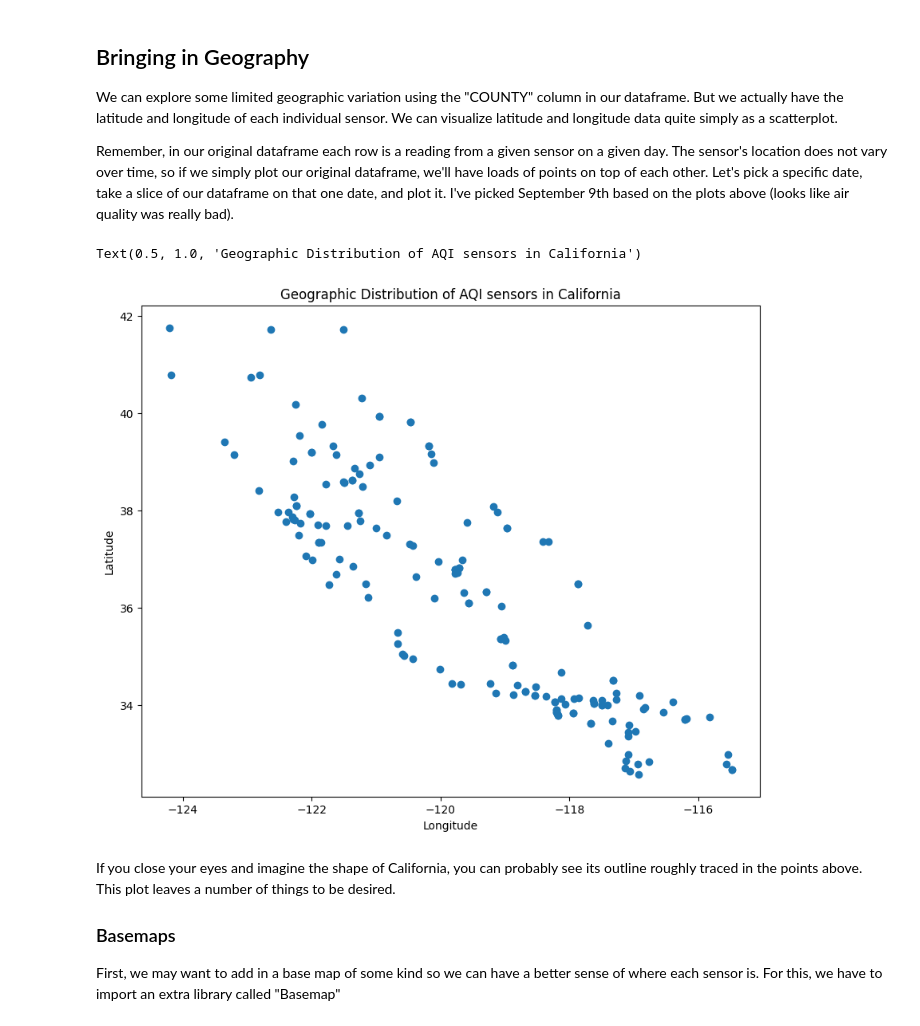
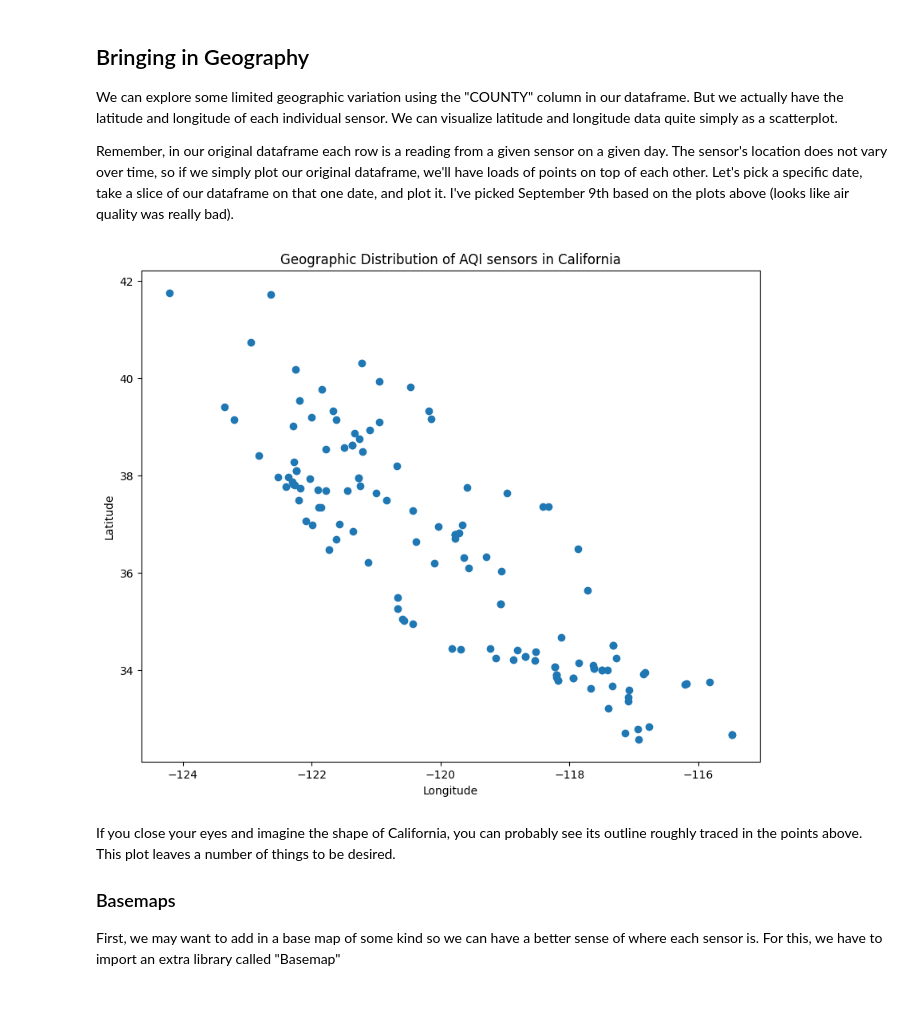
Before and after one commit to beatricesoresina/QM2, a Jupyter notebook: notebooks/W03. Spatial Data.ipynb, the cells around one changed output. Cells and saved outputs as stored; diff of their text form; code cells hidden in the pictures.

```diff
--- a/notebooks/W03. Spatial Data.ipynb
+++ b/notebooks/W03. Spatial Data.ipynb
@@ -119,3 +121,8 @@ When I print the new columns we've made ("Month" and "Day") next to the original
 ### Exercise
 
 [Here's](https://pandas.pydata.org/docs/reference/api/pandas.Series.dt.dayofyear.html) the documentation for the pandas function that allowed us to extract the day of year from the datetime column. Using the documentation on this page, create a new column in the dataframe that contains the week of year.
+# %%
+df['WeekOfYear'] = df['Date'].dt.week
+
+# Print the DataFrame to see the new column
+print(df[['Date', 'Month', 'Day', 'WeekOfYear']])
@@ -175,3 +197,20 @@ Pretty cool! We can clearly see some spikes in AQI that correspond directly to w
 
 ### Exercise
 Now, repeat the above plot but aggregate the dataframe by month rather than by day. Store the monthly data as a new dataframe called "monthly".
+# %%
+df['Date'] = pd.to_datetime(df['Date'])
+df.set_index('Date', inplace=True)
+
+# Group the data monthly and calculate the mean
+monthly = df['AQI'].resample('M').mean()
+
+# Plot the monthly data
+monthly.plot(color='blue')
+
+# Add title and axis labels
+plt.title('Monthly Air Quality Index readings in California, 2020')
+plt.ylabel('AQI')
+plt.xlabel('Month')
+
+# Show the plot
+plt.show()
@@ -251,24 +324,27 @@ We can explore some limited geographic variation using the "COUNTY" column in ou
 
 Remember, in our original dataframe each row is a reading from a given sensor on a given day. The sensor's location does not vary over time, so if we simply plot our original dataframe, we'll have loads of points on top of each other. Let's pick a specific date, take a slice of our dataframe on that one date, and plot it. I've picked September 9th based on the plots above (looks like air quality was really bad).
 # %%
-# create a variable with the date of interest, September 9th 2020.
-date='09-09-2020'
+# Create a variable with the date of interest, September 9th, 2020.
+date = 252  # Assuming 252 represents September 9th in your 'Day' column
 
-# filter the original dataframe using this date
-one_day=df[df['Date']==date]
+# Filter the original dataframe using this date
+one_day = df[df['Day'] == date]
 
-# create a scatterplot of sensor locations using latitude and longitude
+# Create a scatterplot of sensor locations using latitude and longitude
 plt.scatter(
     x=one_day['longitude'],
-    y=one_day['latitude'])
+    y=one_day['latitude']
+)
 
-# as always, label our axes and the plot!
+# Label our axes and the plot
 plt.xlabel("Longitude")
 plt.ylabel("Latitude")
 plt.title("Geographic Distribution of AQI sensors in California")
+
+# Show the plot
+plt.show()
 # %% [output]
-Text(0.5, 1.0, 'Geographic Distribution of AQI sensors in California')
-[figure, old version]
+[figure, new version]
 # %% [markdown]
 If you close your eyes and imagine the shape of California, you can probably see its outline roughly traced in the points above. This plot leaves a number of things to be desired.
 
```
Also changed, not shown: parts of 14 cells of this notebook.
